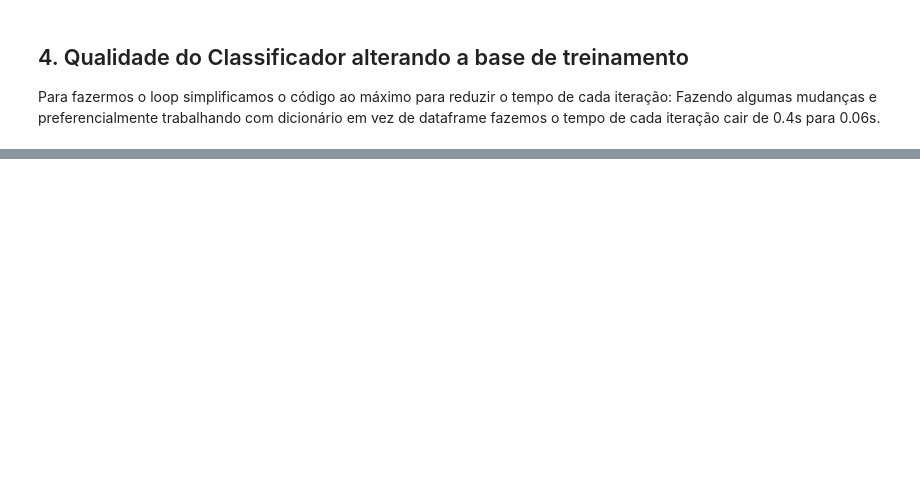
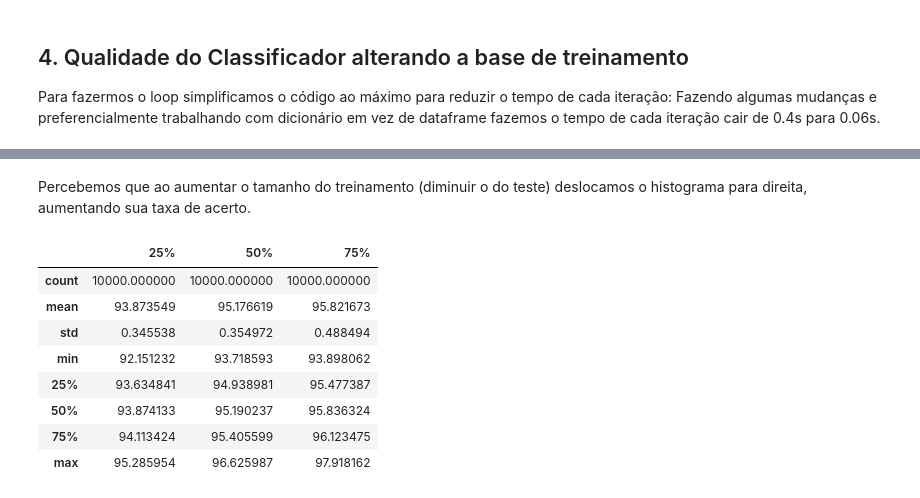
Before and after one commit to marianasabrantes/DP-P2, a Jupyter notebook: Projeto2 Layout(2).ipynb, the cells around one changed output, grey strips where cells are left out. Saved outputs shown, nothing was run; the diff lists cells and outputs as text; code cells hidden in the pictures; blank space fills up the shorter version.

```diff
--- a/Projeto2 Layout(2).ipynb
+++ b/Projeto2 Layout(2).ipynb
@@ -377,0 +419,16 @@ dtype: float64
+# %% [markdown]
+Percebemos que ao aumentar o tamanho do treinamento (diminuir o do teste) deslocamos o histograma para direita, aumentando sua taxa de acerto.
+# %%
+#Fazer dataframe com  media, desvPad, max , min e essas coissas pros 3
+dic={'25%':data25.describe(),'50%':data50.describe(),'75%':data75.describe()}
+pd.DataFrame(data=dic)
+# %% [output]
+|  | 25% | 50% | 75% |
+| count | 10000.000000 | 10000.000000 | 10000.000000 |
+| mean | 93.873549 | 95.176619 | 95.821673 |
+| std | 0.345538 | 0.354972 | 0.488494 |
+| min | 92.151232 | 93.718593 | 93.898062 |
+| 25% | 93.634841 | 94.938981 | 95.477387 |
+| 50% | 93.874133 | 95.190237 | 95.836324 |
+| 75% | 94.113424 | 95.405599 | 96.123475 |
+| max | 95.285954 | 96.625987 | 97.918162 |
```
Also changed, not shown: parts of 21 cells of this notebook, 1 other file.
